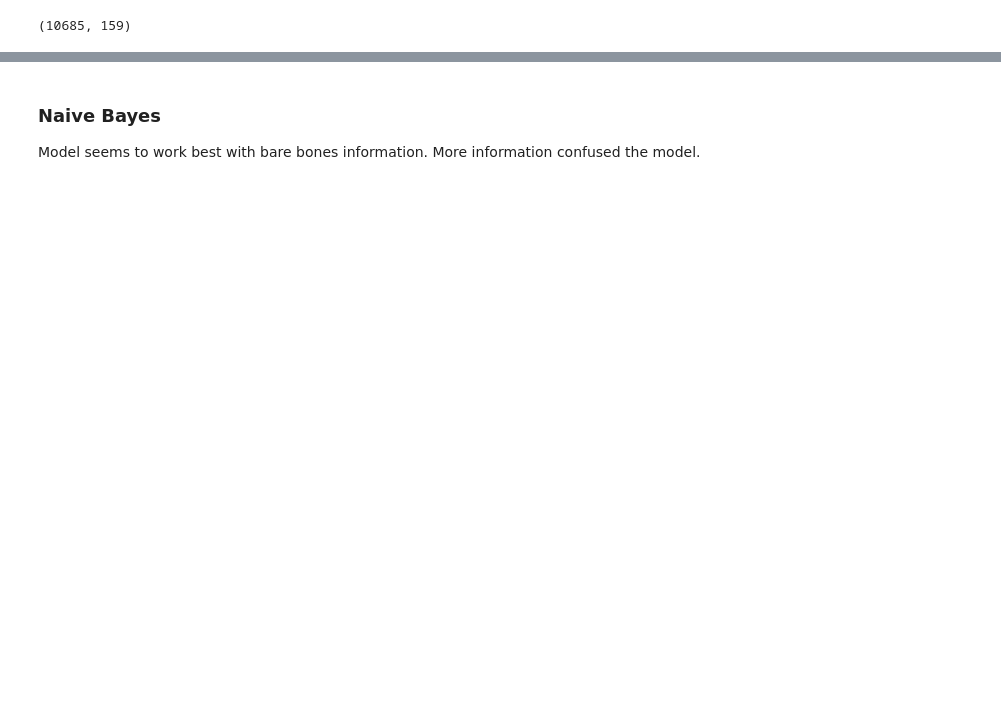
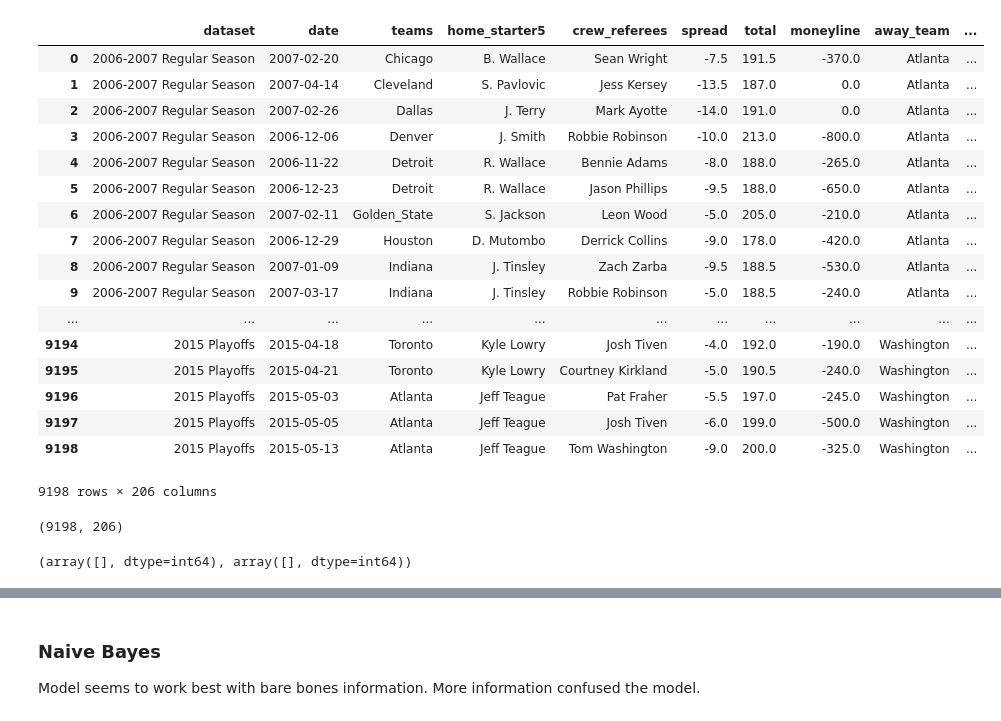
Before and after one commit to bryanco1966/Sports-Modeling, a Jupyter notebook: NBA Categorical Analysis.ipynb, the cells around one changed output, grey strips where cells are left out. Drawn from its saved outputs; the diff is of its cells as text; code cells hidden in the pictures; blank space fills up the shorter version.

```diff
--- a/NBA Categorical Analysis.ipynb
+++ b/NBA Categorical Analysis.ipynb
@@ -18,3 +18,4 @@ from datatools import DataGrapher
 #Bring in the data
 
 nba = pd.read_csv('./data/nba_analysis_data.csv')
+nba.dropna(inplace = True)
@@ -21 +29,22 @@ nba = pd.read_csv('./data/nba_analysis_data.csv')
+# %%
+nba
+# %% [output]
+|  | dataset | date | teams | home_starter5 | crew_referees | spread | total | moneyline | away_team | ... |
+| 0 | 2006-2007 Regular Season | 2007-02-20 | Chicago | B. Wallace | Sean Wright | -7.5 | 191.5 | -370.0 | Atlanta | ... |
+| 1 | 2006-2007 Regular Season | 2007-04-14 | Cleveland | S. Pavlovic | Jess Kersey | -13.5 | 187.0 | 0.0 | Atlanta | ... |
+| 2 | 2006-2007 Regular Season | 2007-02-26 | Dallas | J. Terry | Mark Ayotte | -14.0 | 191.0 | 0.0 | Atlanta | ... |
+| 3 | 2006-2007 Regular Season | 2006-12-06 | Denver | J. Smith | Robbie Robinson | -10.0 | 213.0 | -800.0 | Atlanta | ... |
+| 4 | 2006-2007 Regular Season | 2006-11-22 | Detroit | R. Wallace | Bennie Adams | -8.0 | 188.0 | -265.0 | Atlanta | ... |
+| 5 | 2006-2007 Regular Season | 2006-12-23 | Detroit | R. Wallace | Jason Phillips | -9.5 | 188.0 | -650.0 | Atlanta | ... |
+| 6 | 2006-2007 Regular Season | 2007-02-11 | Golden_State | S. Jackson | Leon Wood | -5.0 | 205.0 | -210.0 | Atlanta | ... |
+| 7 | 2006-2007 Regular Season | 2006-12-29 | Houston | D. Mutombo | Derrick Collins | -9.0 | 178.0 | -420.0 | Atlanta | ... |
+| 8 | 2006-2007 Regular Season | 2007-01-09 | Indiana | J. Tinsley | Zach Zarba | -9.5 | 188.5 | -530.0 | Atlanta | ... |
+| 9 | 2006-2007 Regular Season | 2007-03-17 | Indiana | J. Tinsley | Robbie Robinson | -5.0 | 188.5 | -240.0 | Atlanta | ... |
+| ... | ... | ... | ... | ... | ... | ... | ... | ... | ... | ... |
+| 9194 | 2015 Playoffs | 2015-04-18 | Toronto | Kyle Lowry | Josh Tiven | -4.0 | 192.0 | -190.0 | Washington | ... |
+| 9195 | 2015 Playoffs | 2015-04-21 | Toronto | Kyle Lowry | Courtney Kirkland | -5.0 | 190.5 | -240.0 | Washington | ... |
+| 9196 | 2015 Playoffs | 2015-05-03 | Atlanta | Jeff Teague | Pat Fraher | -5.5 | 197.0 | -245.0 | Washington | ... |
+| 9197 | 2015 Playoffs | 2015-05-05 | Atlanta | Jeff Teague | Josh Tiven | -6.0 | 199.0 | -500.0 | Washington | ... |
+| 9198 | 2015 Playoffs | 2015-05-13 | Atlanta | Jeff Teague | Tom Washington | -9.0 | 200.0 | -325.0 | Washington | ... |
+9198 rows × 206 columns
 # %%
@@ -36,4 +72,8 @@ y = nba['away_cover']
 
 nba.shape
 # %% [output]
-(10685, 159)
+(9198, 206)
+# %%
+np.where(X.values >= np.finfo(np.float64).max)
+# %% [output]
+(array([], dtype=int64), array([], dtype=int64))
```
Also changed, not shown: parts of 34 cells of this notebook, 5 other files.
